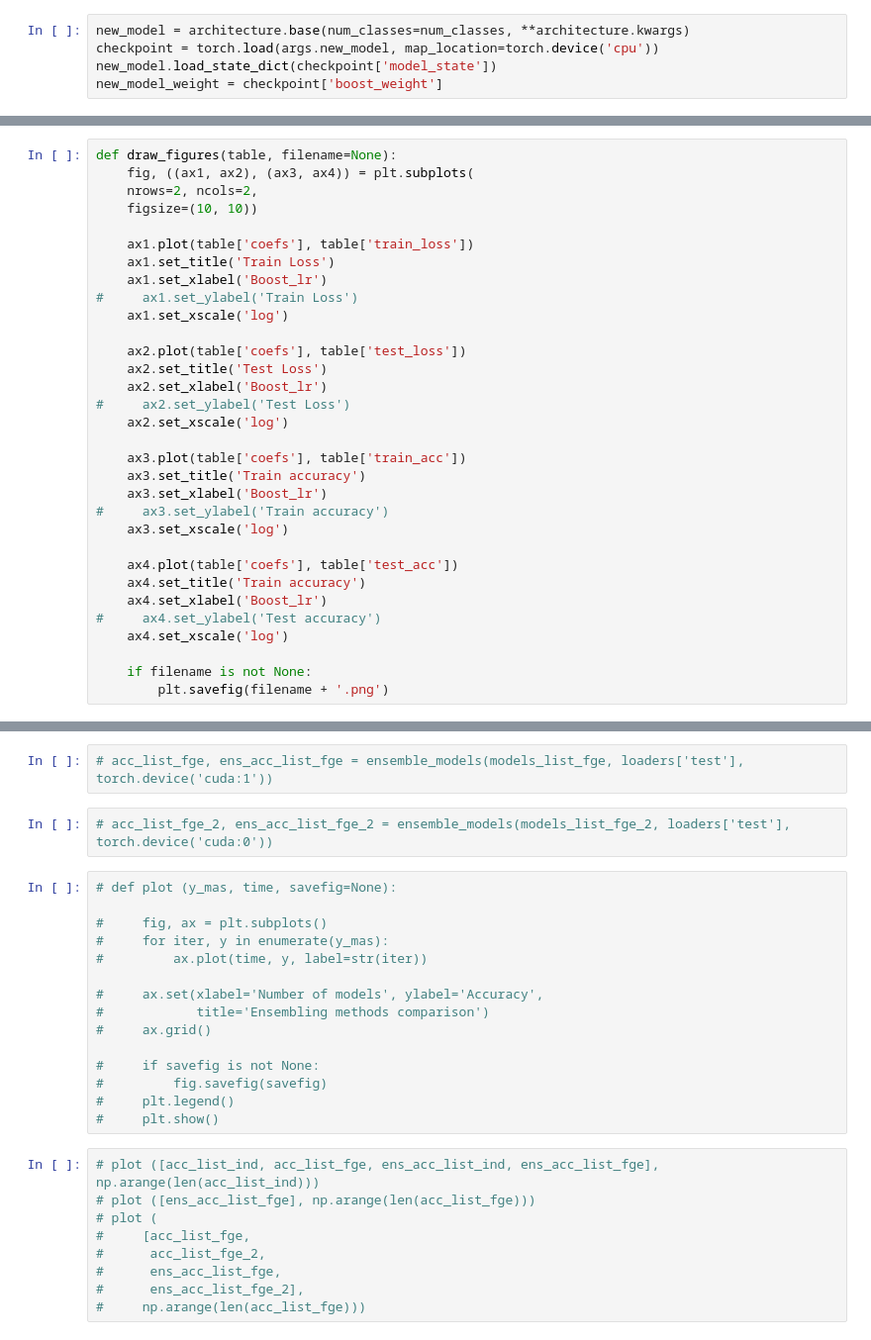
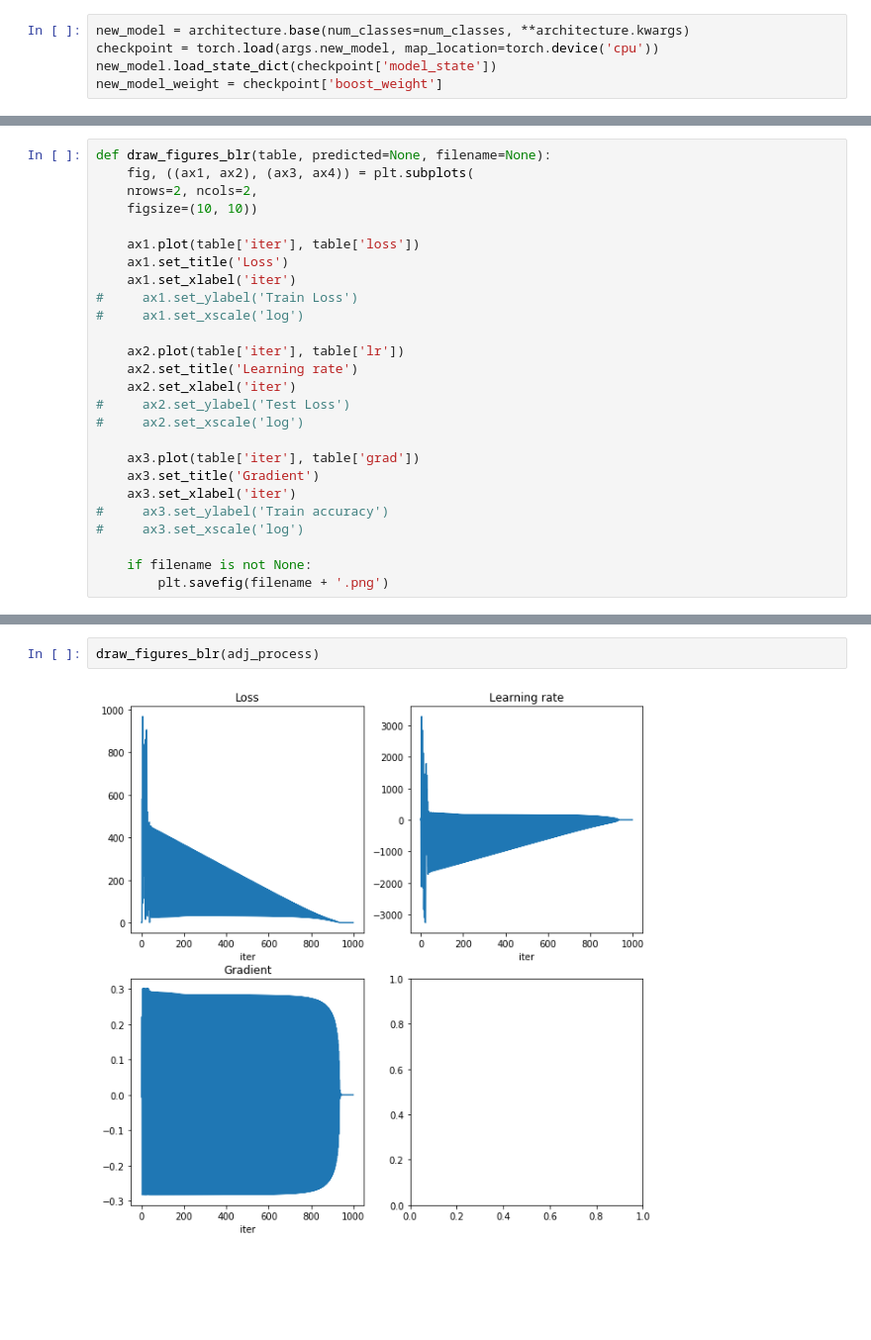
Before and after one commit to romakail/Ensemble_DNN, a Jupyter notebook: Notebooks/LR_adjusting.ipynb, the cells around one changed output, grey strips where cells are left out. Shown at 99% size. Drawn from its saved outputs; the diff is of its cells as text; blank space fills up the shorter version.

```diff
--- a/Notebooks/LR_adjusting.ipynb
+++ b/Notebooks/LR_adjusting.ipynb
@@ -181,32 +265,26 @@ def loss_acc_dependency (model, dataloader, device=torch.device('cpu'), start_po
 # %%
-def draw_figures(table, filename=None):
+def draw_figures_blr(table, predicted=None, filename=None):
     fig, ((ax1, ax2), (ax3, ax4)) = plt.subplots(
     nrows=2, ncols=2,
     figsize=(10, 10))
 
-    ax1.plot(table['coefs'], table['train_loss'])
-    ax1.set_title('Train Loss')
-    ax1.set_xlabel('Boost_lr')
+    ax1.plot(table['iter'], table['loss'])
+    ax1.set_title('Loss')
+    ax1.set_xlabel('iter')
 #     ax1.set_ylabel('Train Loss')
-    ax1.set_xscale('log')
+#     ax1.set_xscale('log')
 
-    ax2.plot(table['coefs'], table['test_loss'])
-    ax2.set_title('Test Loss')
-    ax2.set_xlabel('Boost_lr')
+    ax2.plot(table['iter'], table['lr'])
+    ax2.set_title('Learning rate')
+    ax2.set_xlabel('iter')
 #     ax2.set_ylabel('Test Loss')
-    ax2.set_xscale('log')
+#     ax2.set_xscale('log')
 
-    ax3.plot(table['coefs'], table['train_acc'])
-    ax3.set_title('Train accuracy')
-    ax3.set_xlabel('Boost_lr')
+    ax3.plot(table['iter'], table['grad'])
+    ax3.set_title('Gradient')
+    ax3.set_xlabel('iter')
 #     ax3.set_ylabel('Train accuracy')
-    ax3.set_xscale('log')
-
-    ax4.plot(table['coefs'], table['test_acc'])
-    ax4.set_title('Train accuracy')
-    ax4.set_xlabel('Boost_lr')
-#     ax4.set_ylabel('Test accuracy')
-    ax4.set_xscale('log')
+#     ax3.set_xscale('log')
 
     if filename is not None:
         plt.savefig(filename + '.png')
@@ -456,28 +291,4 @@ draw_grapfics(table, filename='figures/ConvFC_GB_0.01-0.0001_150')
-# %%
-# acc_list_fge, ens_acc_list_fge = ensemble_models(models_list_fge, loaders['test'], torch.device('cuda:1'))
-# %%
-# acc_list_fge_2, ens_acc_list_fge_2 = ensemble_models(models_list_fge_2, loaders['test'], torch.device('cuda:0'))
-# %%
-# def plot (y_mas, time, savefig=None):
-
-#     fig, ax = plt.subplots()
-#     for iter, y in enumerate(y_mas):
-#         ax.plot(time, y, label=str(iter))
-
-#     ax.set(xlabel='Number of models', ylabel='Accuracy',
-#            title='Ensembling methods comparison')
-#     ax.grid()
-
-#     if savefig is not None:
-#         fig.savefig(savefig)
-#     plt.legend()
-#     plt.show()
-# %%
-# plot ([acc_list_ind, acc_list_fge, ens_acc_list_ind, ens_acc_list_fge], np.arange(len(acc_list_ind)))
-# plot ([ens_acc_list_fge], np.arange(len(acc_list_fge)))
-# plot (
-#     [acc_list_fge,
-#      acc_list_fge_2,
-#      ens_acc_list_fge,
-#      ens_acc_list_fge_2],
-#     np.arange(len(acc_list_fge)))
+# %%
+draw_figures_blr(adj_process)
+# %% [output]
+[figure, added]
```
Also changed, not shown: parts of 20 cells of this notebook, 5 other files.
